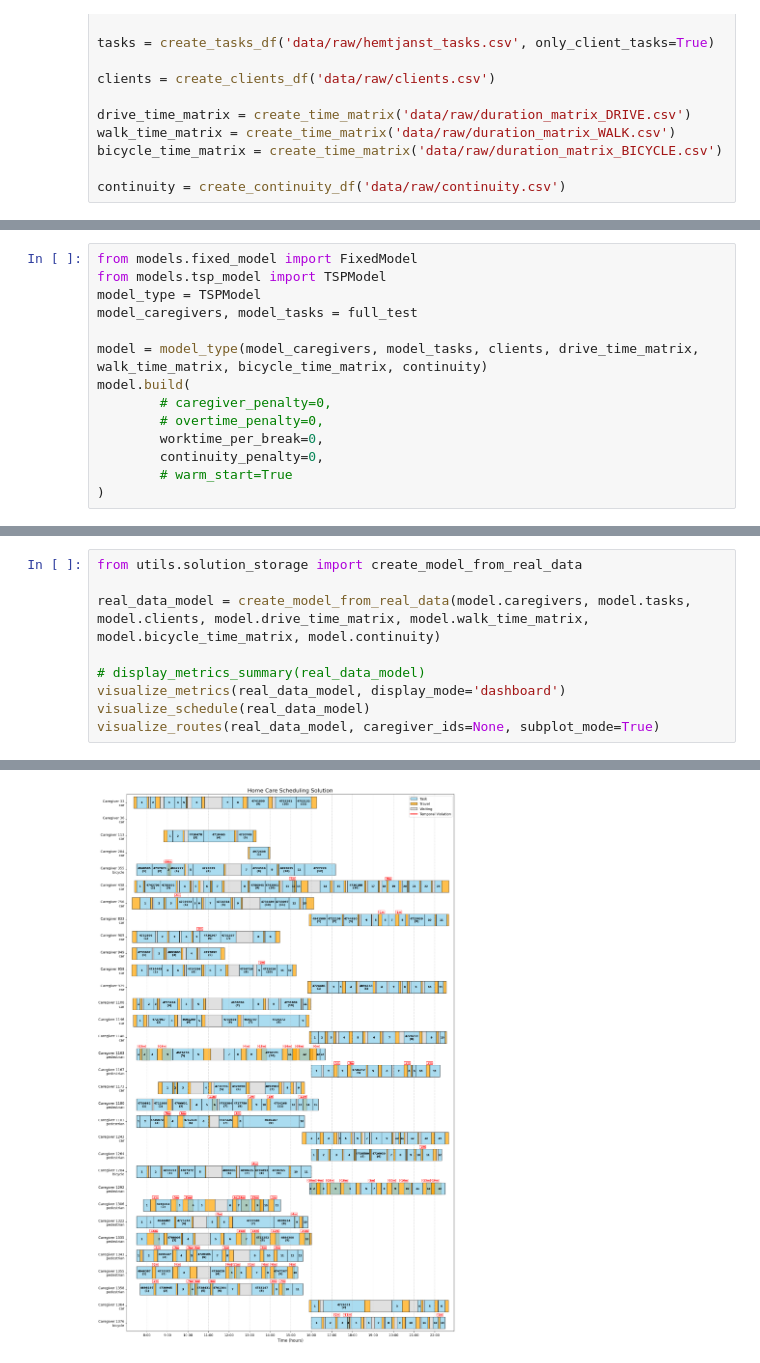
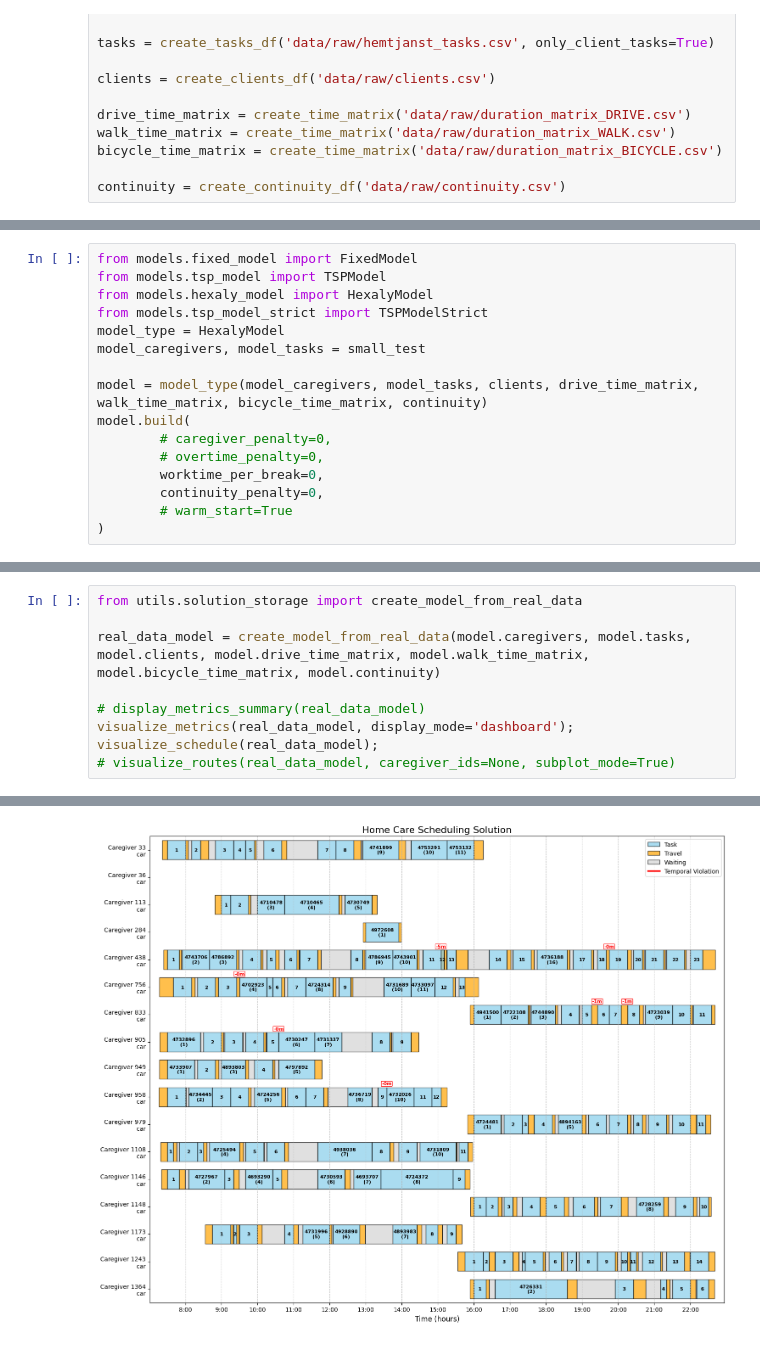
Before and after one commit to vilhelm-k/SA120X_KEX, a Jupyter notebook: main.ipynb, the cells around one changed output, grey strips where cells are left out. Drawn from its saved outputs; the diff is of its cells as text.

```diff
--- a/main.ipynb
+++ b/main.ipynb
@@ -31,8 +41,10 @@ full_test = (caregivers, tasks)
 # %%
 from models.fixed_model import FixedModel
 from models.tsp_model import TSPModel
-model_type = TSPModel
-model_caregivers, model_tasks = full_test
+from models.hexaly_model import HexalyModel
+from models.tsp_model_strict import TSPModelStrict
+model_type = HexalyModel
+model_caregivers, model_tasks = small_test
 
 model = model_type(model_caregivers, model_tasks, clients, drive_time_matrix, walk_time_matrix, bicycle_time_matrix, continuity)
 model.build(
@@ -113,7 +116,7 @@ from utils.solution_storage import create_model_from_real_data
 real_data_model = create_model_from_real_data(model.caregivers, model.tasks, model.clients, model.drive_time_matrix, model.walk_time_matrix, model.bicycle_time_matrix, model.continuity)
 
 # display_metrics_summary(real_data_model)
-visualize_metrics(real_data_model, display_mode='dashboard')
-visualize_schedule(real_data_model)
-visualize_routes(real_data_model, caregiver_ids=None, subplot_mode=True)
+visualize_metrics(real_data_model, display_mode='dashboard');
+visualize_schedule(real_data_model);
+# visualize_routes(real_data_model, caregiver_ids=None, subplot_mode=True)
 # %% [output]
@@ -172 +136 @@ Warning: Caregiver 1376 has a time accounting discrepancy of 14.00 minutes
-[figure, old version]
+[figure, new version]
```
Also changed, not shown: parts of 7 cells of this notebook, 6 other files.
